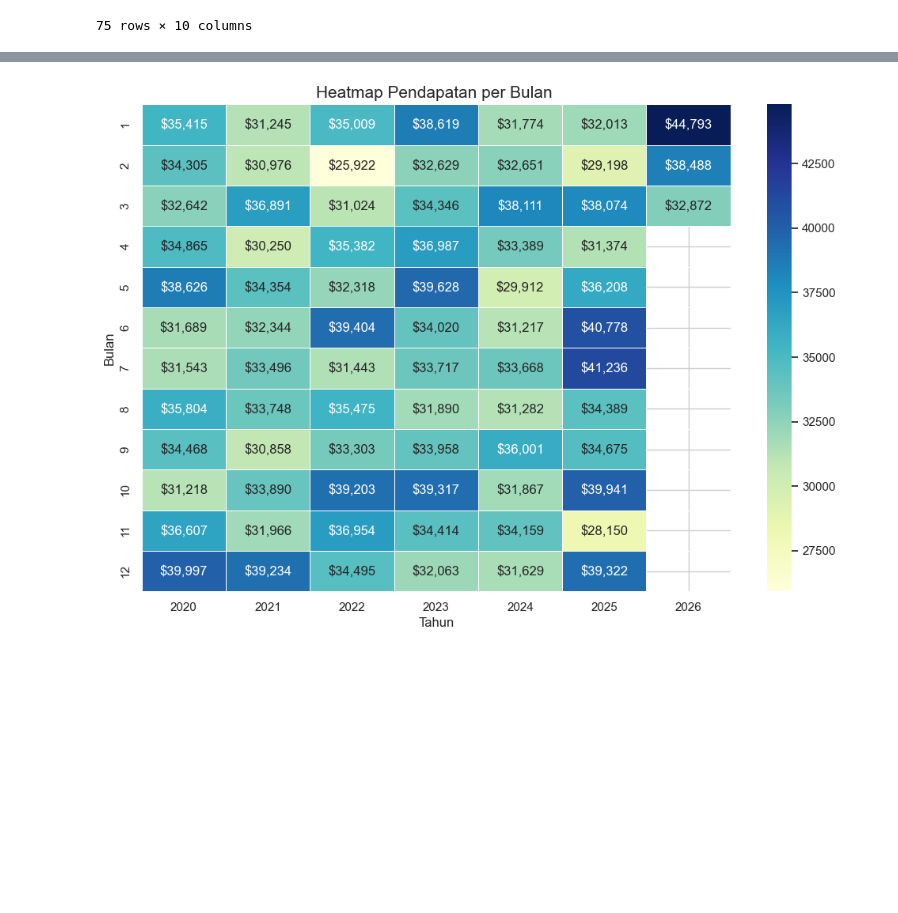
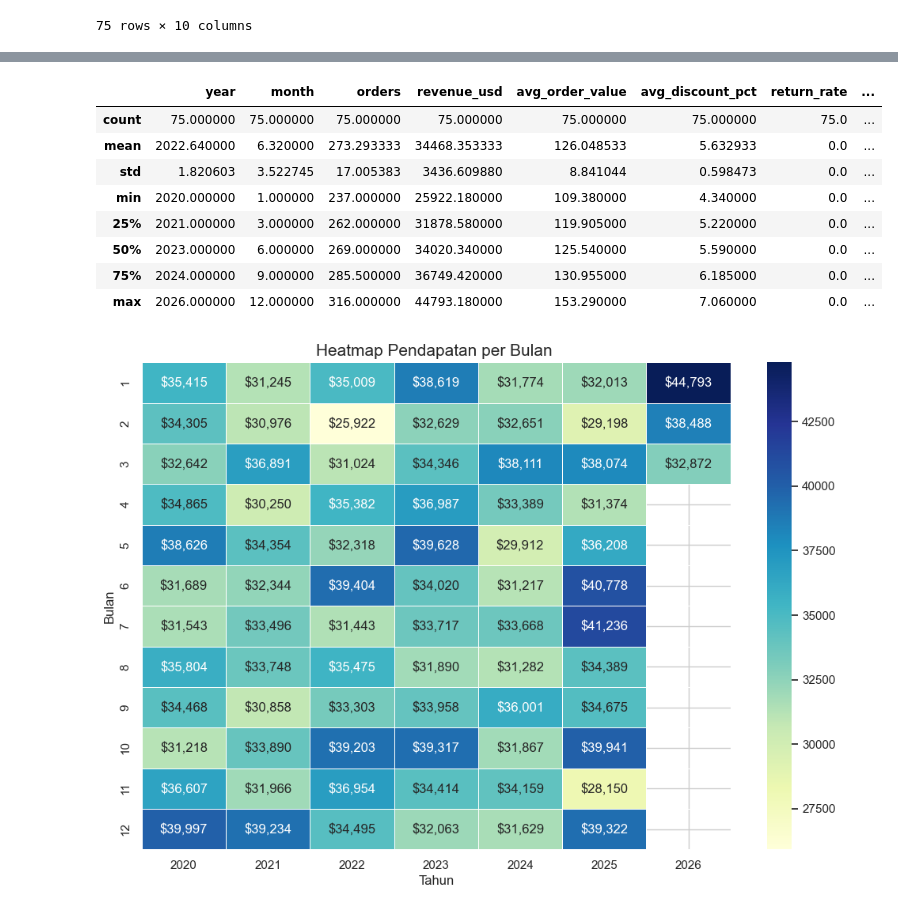
Before and after one commit to zaaidil14-ship-it/PBS_kelompok8_-25B-sem2, a Jupyter notebook: PBS_proyek.ipynb, the cells around one changed output, grey strips where cells are left out. Drawn from its saved outputs; the diff is of its cells as text; code cells hidden in the pictures; blank space fills up the shorter version.

```diff
--- a/PBS_proyek.ipynb
+++ b/PBS_proyek.ipynb
@@ -395,3 +390,15 @@ df_month
+# %%
+df_month.describe()
+# %% [output]
+|  | year | month | orders | revenue_usd | avg_order_value | avg_discount_pct | return_rate | ... |
+| count | 75.000000 | 75.000000 | 75.000000 | 75.000000 | 75.000000 | 75.000000 | 75.0 | ... |
+| mean | 2022.640000 | 6.320000 | 273.293333 | 34468.353333 | 126.048533 | 5.632933 | 0.0 | ... |
+| std | 1.820603 | 3.522745 | 17.005383 | 3436.609880 | 8.841044 | 0.598473 | 0.0 | ... |
+| min | 2020.000000 | 1.000000 | 237.000000 | 25922.180000 | 109.380000 | 4.340000 | 0.0 | ... |
+| 25% | 2021.000000 | 3.000000 | 262.000000 | 31878.580000 | 119.905000 | 5.220000 | 0.0 | ... |
+| 50% | 2023.000000 | 6.000000 | 269.000000 | 34020.340000 | 125.540000 | 5.590000 | 0.0 | ... |
+| 75% | 2024.000000 | 9.000000 | 285.500000 | 36749.420000 | 130.955000 | 6.185000 | 0.0 | ... |
+| max | 2026.000000 | 12.000000 | 316.000000 | 44793.180000 | 153.290000 | 7.060000 | 0.0 | ... |
 # %%
 pivot_df = df_month.pivot_table(index='month',
                           columns='year',
```
Also changed, not shown: parts of 6 cells of this notebook.
